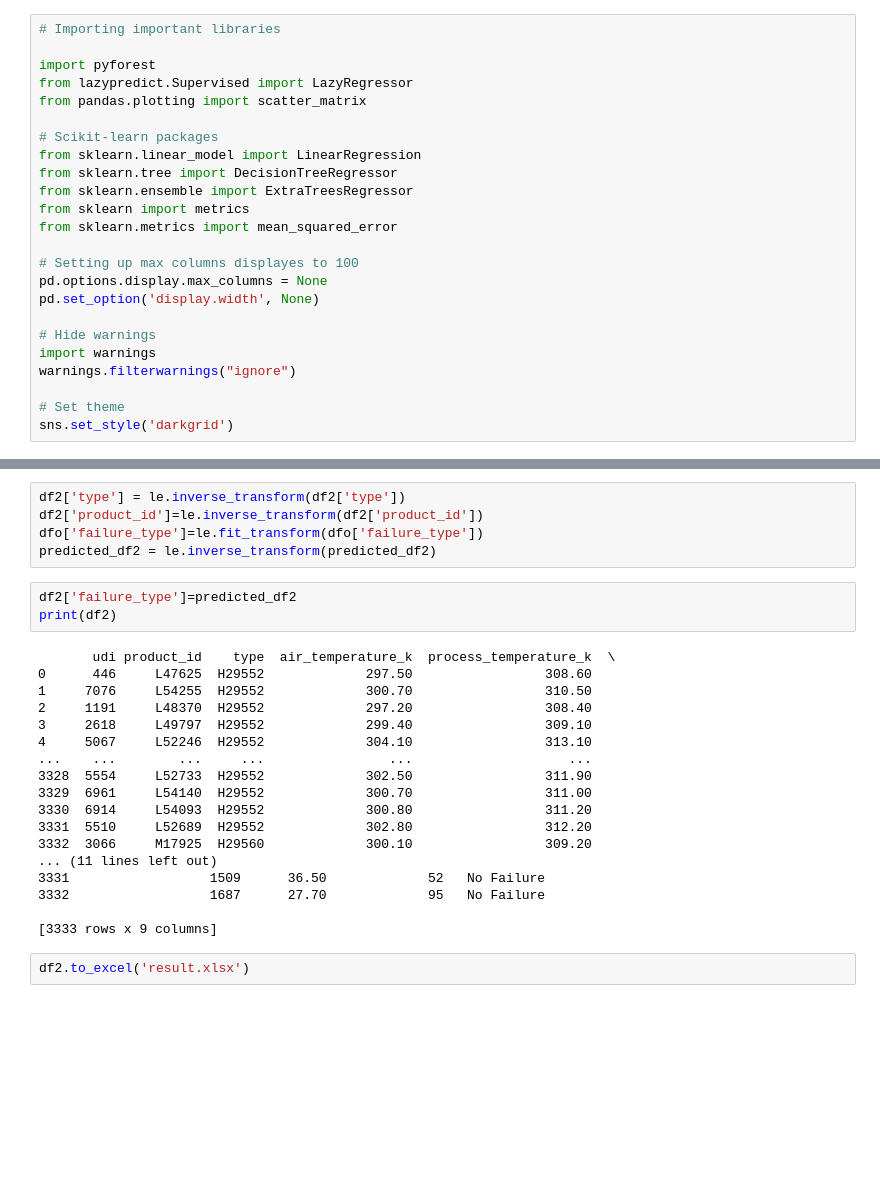
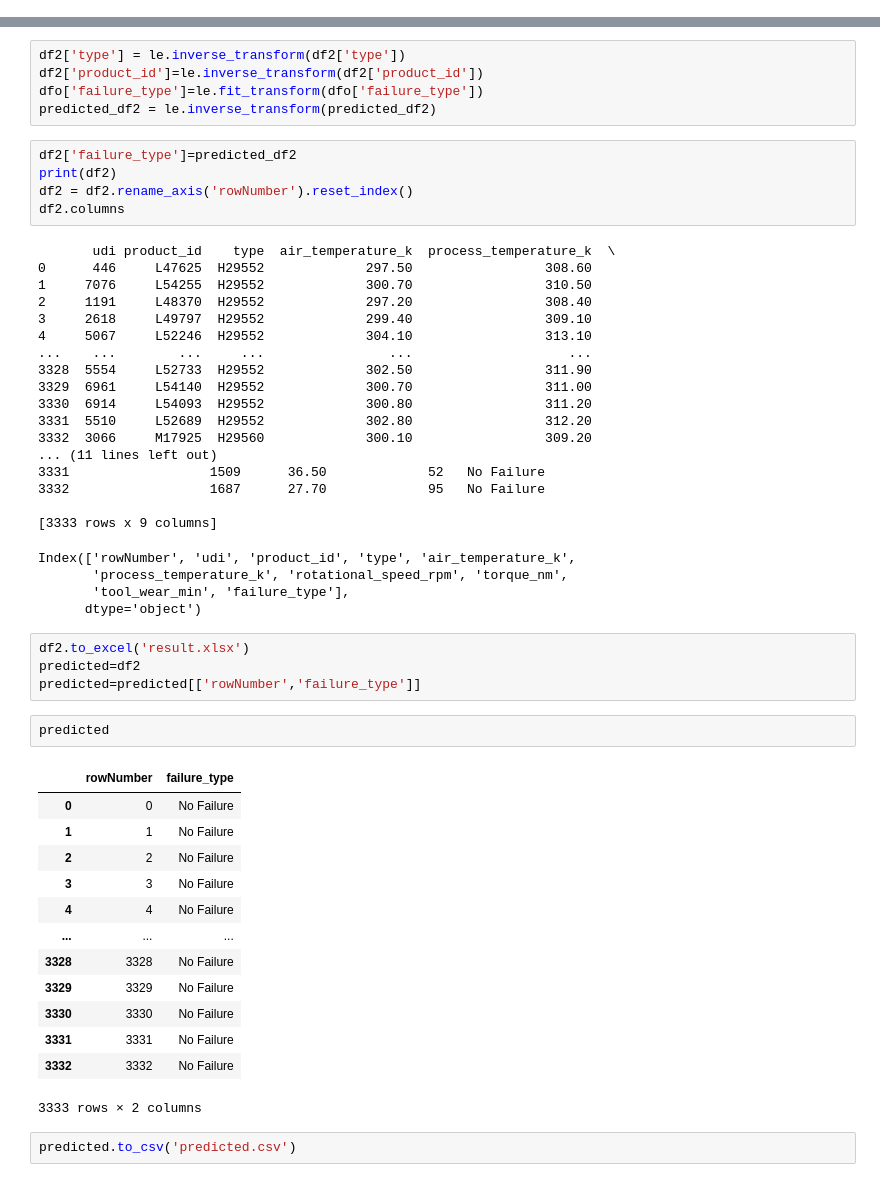
Before and after one commit to jonasfelipe22/CD_indicum, a Jupyter notebook: CD.ipynb, the cells around one changed output, grey strips where cells are left out. Cells and saved outputs as stored; diff of their text form; blank space fills up the shorter version.

```diff
--- a/CD.ipynb
+++ b/CD.ipynb
@@ -111,27 +123,3 @@ Falha que mais se repete Tool Wear Failure
 | 50% | 4983.00 | 300.00 | 310.00 | 1503.00 | 40.20 | 108.00 |
 | 75% | 7510.50 | 301.50 | 311.10 | 1612.00 | 46.80 | 162.00 |
 | max | 10000.00 | 304.50 | 313.80 | 2886.00 | 76.60 | 251.00 |
-# %%
-# Importing important libraries
-
-import pyforest
-from lazypredict.Supervised import LazyRegressor
-from pandas.plotting import scatter_matrix
-
-# Scikit-learn packages
-from sklearn.linear_model import LinearRegression
-from sklearn.tree import DecisionTreeRegressor
-from sklearn.ensemble import ExtraTreesRegressor
-from sklearn import metrics
-from sklearn.metrics import mean_squared_error
-
-# Setting up max columns displayes to 100
-pd.options.display.max_columns = None
-pd.set_option('display.width', None)
-
-# Hide warnings
-import warnings
-warnings.filterwarnings("ignore")
-
-# Set theme
-sns.set_style('darkgrid')
@@ -481,6 +471,8 @@ predicted_df2 = le.inverse_transform(predicted_df2)
 # %%
 df2['failure_type']=predicted_df2
 print(df2)
+df2 = df2.rename_axis('rowNumber').reset_index()
+df2.columns
 # %% [output]
        udi product_id    type  air_temperature_k  process_temperature_k  \
 0      446     L47625  H29552             297.50                 308.60
@@ -499,5 +491,29 @@ print(df2)
 3332                  1687      27.70             95   No Failure
 
 [3333 rows x 9 columns]
+Index(['rowNumber', 'udi', 'product_id', 'type', 'air_temperature_k',
+       'process_temperature_k', 'rotational_speed_rpm', 'torque_nm',
+       'tool_wear_min', 'failure_type'],
+      dtype='object')
 # %%
 df2.to_excel('result.xlsx')
+predicted=df2
+predicted=predicted[['rowNumber','failure_type']]
+# %%
+predicted
+# %% [output]
+|  | rowNumber | failure_type |
+| 0 | 0 | No Failure |
+| 1 | 1 | No Failure |
+| 2 | 2 | No Failure |
+| 3 | 3 | No Failure |
+| 4 | 4 | No Failure |
+| ... | ... | ... |
+| 3328 | 3328 | No Failure |
+| 3329 | 3329 | No Failure |
+| 3330 | 3330 | No Failure |
+| 3331 | 3331 | No Failure |
+| 3332 | 3332 | No Failure |
+3333 rows × 2 columns
+# %%
+predicted.to_csv('predicted.csv')
```
Also changed, not shown: parts of 7 cells of this notebook.
